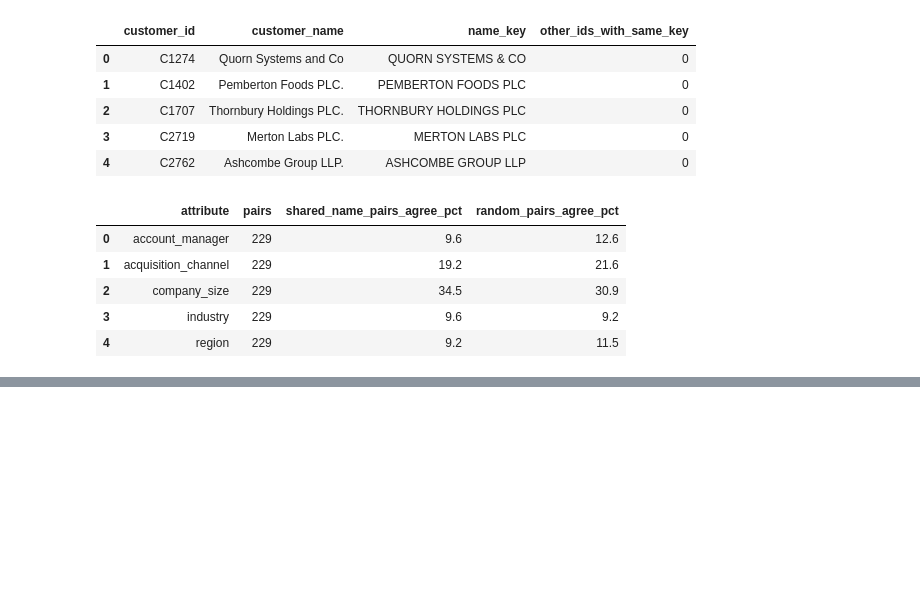
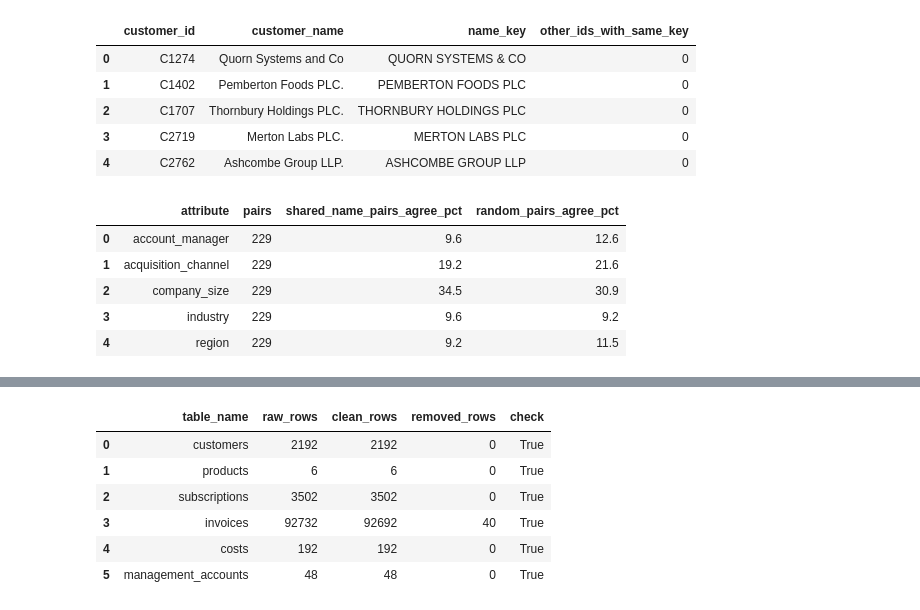
Before and after one commit to xbhxnxv/northbridge-buyside-diligence, a Jupyter notebook: notebooks/02_data_preparation.ipynb, the cells around one changed output, grey strips where cells are left out. Drawn from its saved outputs; the diff is of its cells as text; code cells hidden in the pictures; blank space fills up the shorter version.

```diff
--- a/notebooks/02_data_preparation.ipynb
+++ b/notebooks/02_data_preparation.ipynb
@@ -520,0 +553,20 @@ wrote docs/data_profile.md (771 lines)
+# %%
+# Row reconciliation: raw = clean + removed, per table
+rowrec = q(con, """
+    SELECT 'customers' AS table_name, (SELECT count(*) FROM raw_customers) AS raw_rows, (SELECT count(*) FROM clean_customers) AS clean_rows, 0 AS removed_rows
+    UNION ALL SELECT 'products', (SELECT count(*) FROM raw_products), (SELECT count(*) FROM clean_products), 0
+    UNION ALL SELECT 'subscriptions', (SELECT count(*) FROM raw_subscriptions), (SELECT count(*) FROM clean_subscriptions), 0
+    UNION ALL SELECT 'invoices', (SELECT count(*) FROM raw_invoices), (SELECT count(*) FROM clean_invoices), (SELECT count(*) FROM clean_removed_invoices)
+    UNION ALL SELECT 'costs', (SELECT count(*) FROM raw_costs), (SELECT count(*) FROM clean_costs), 0
+    UNION ALL SELECT 'management_accounts', (SELECT count(*) FROM raw_management_accounts), (SELECT count(*) FROM clean_management_accounts), 0
+""")
+rowrec["check"] = rowrec.raw_rows == rowrec.clean_rows + rowrec.removed_rows
+rowrec
+# %% [output]
+|  | table_name | raw_rows | clean_rows | removed_rows | check |
+| 0 | customers | 2192 | 2192 | 0 | True |
+| 1 | products | 6 | 6 | 0 | True |
+| 2 | subscriptions | 3502 | 3502 | 0 | True |
+| 3 | invoices | 92732 | 92692 | 40 | True |
+| 4 | costs | 192 | 192 | 0 | True |
+| 5 | management_accounts | 48 | 48 | 0 | True |
```
Also changed, not shown: parts of 17 cells of this notebook, 15 other files.
